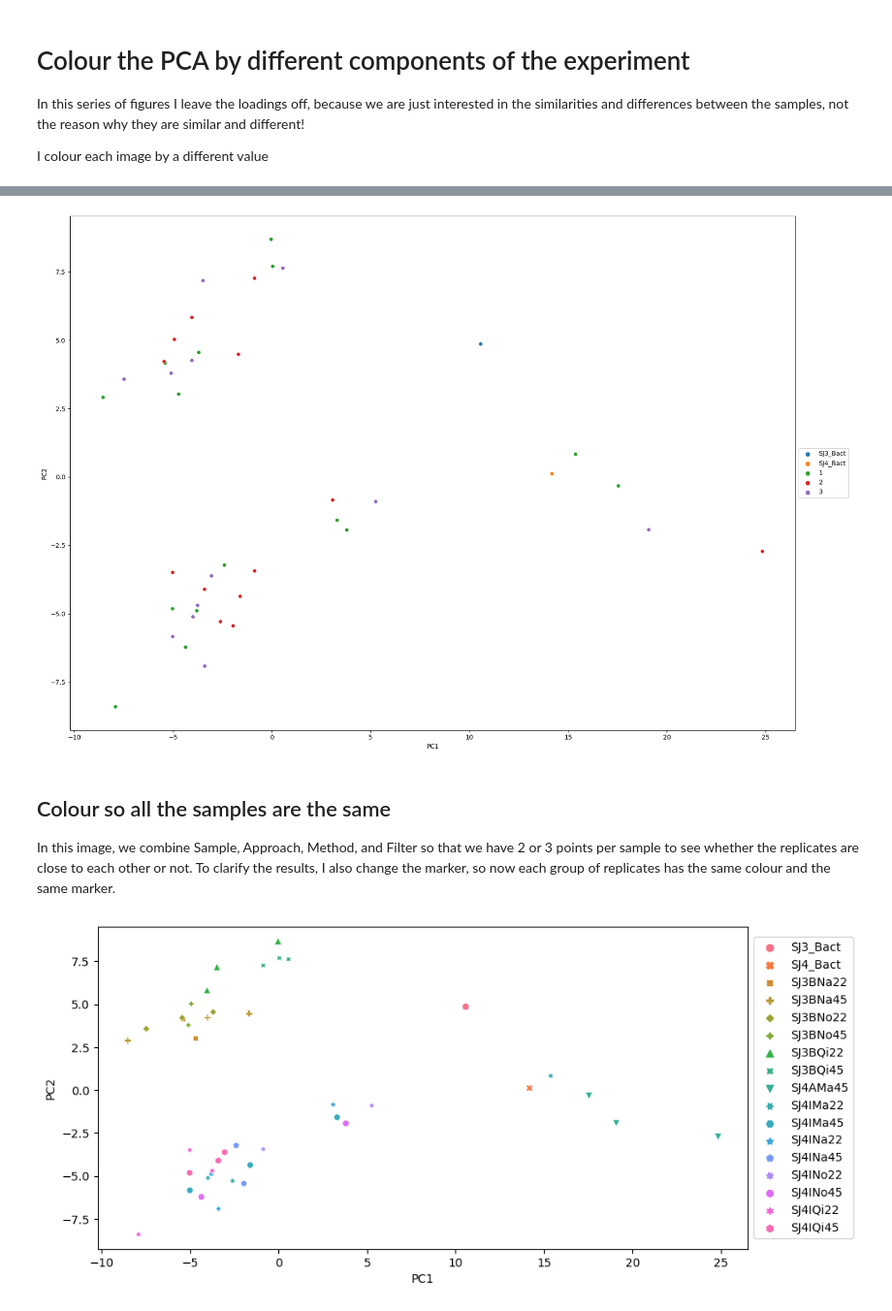
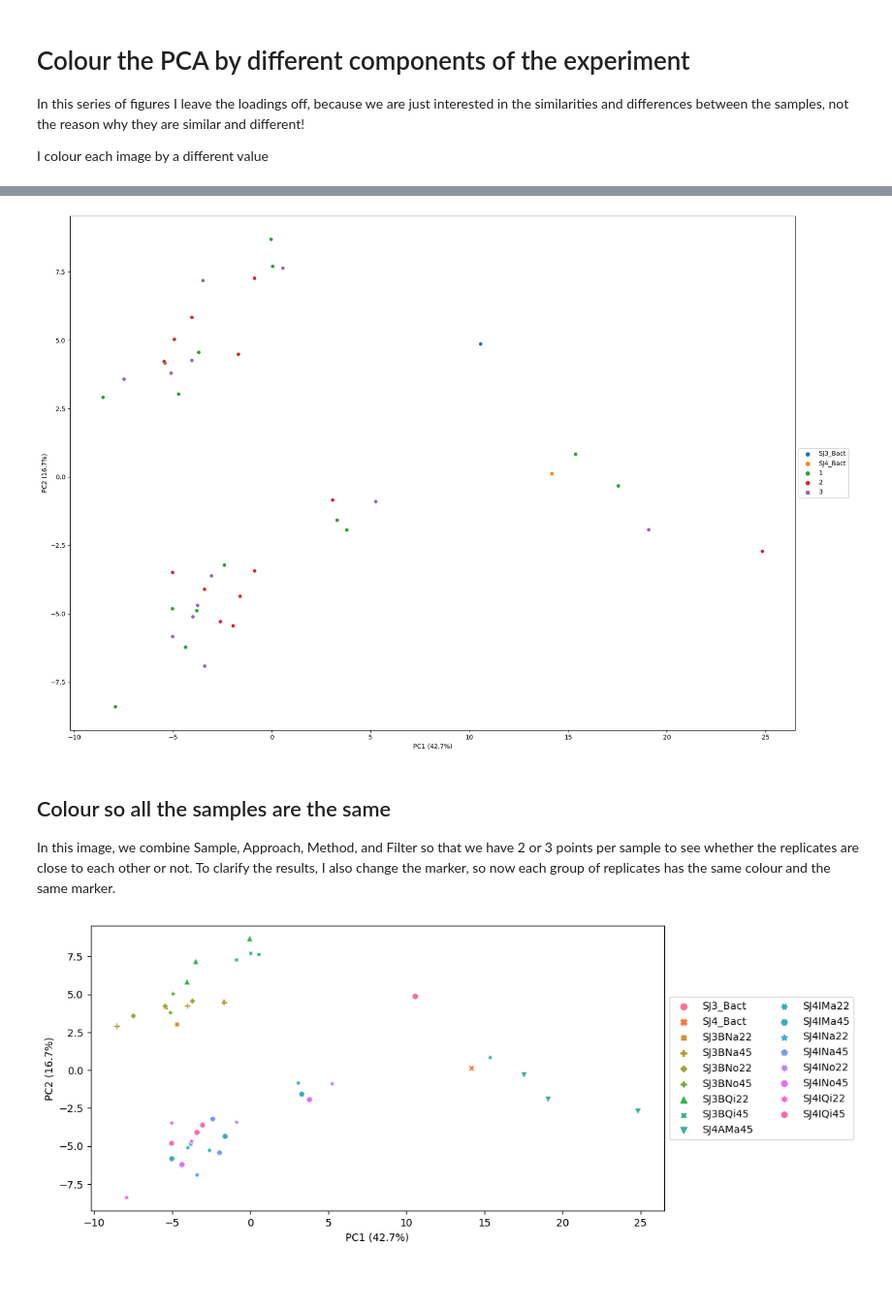
Before and after one commit to linsalrob/EdwardsLab, a Jupyter notebook: jupyter/pca.ipynb, the cells around one changed output, grey strips where cells are left out. Shown at 97% size. Cells and saved outputs as stored; diff of their text form; code cells hidden in the pictures; blank space fills up the shorter version.

```diff
--- a/jupyter/pca.ipynb
+++ b/jupyter/pca.ipynb
@@ -257,12 +226,13 @@ fig.savefig(f"sarah/pca_by_filter.png")
 # %%
 fig, ax = plt.subplots(figsize=(18, 12))
 sns.scatterplot(x="PC1", y="PC2", hue='Rpt', legend=True, data=pc_df, ax=ax)
-ax.legend()
+l = ax.set_xlabel(f"PC1 ({pca.explained_variance_ratio_[0]*100:.1f}%)")
+l = ax.set_ylabel(f"PC2 ({pca.explained_variance_ratio_[1]*100:.1f}%)")
 ax.legend(loc='center left', bbox_to_anchor=(1, 0.5))
 plt.tight_layout()
 fig.savefig(f"sarah/pca_by_replicate.png")
 # %% [output]
-[figure, old version]
+[figure, new version]
 # %% [markdown]
 ## Colour so all the samples are the same
 
@@ -270,12 +240,13 @@ In this image, we combine Sample, Approach, Method, and Filter so that we have 2
 # %%
 fig, ax = plt.subplots(figsize=(10,5))
 pc_df['SampleApproachMethodFilter'] = pc_df['Sample'] + pc_df['Approach'] + pc_df['Method'] + pc_df['Filter']
 pc_df.at[0, 'SampleApproachMethodFilter'] = 'SJ3_Bact'
 pc_df.at[1, 'SampleApproachMethodFilter'] = 'SJ4_Bact'
 
 ax = sns.scatterplot(x="PC1", y="PC2", hue='SampleApproachMethodFilter', style='SampleApproachMethodFilter', legend=True, data=pc_df)
-ax.legend()
-ax.legend(loc='center left', bbox_to_anchor=(1, 0.5))
+l = ax.set_xlabel(f"PC1 ({pca.explained_variance_ratio_[0]*100:.1f}%)")
+l = ax.set_ylabel(f"PC2 ({pca.explained_variance_ratio_[1]*100:.1f}%)")
+ax.legend(loc='center left', bbox_to_anchor=(1, 0.5), ncol=2)
 fig.savefig(f"sarah/pca_combined_replicates.png")
 # %% [output]
-[figure, old version]
+[figure, new version]
```
Also changed, not shown: parts of 10 cells of this notebook, 1 other file.
